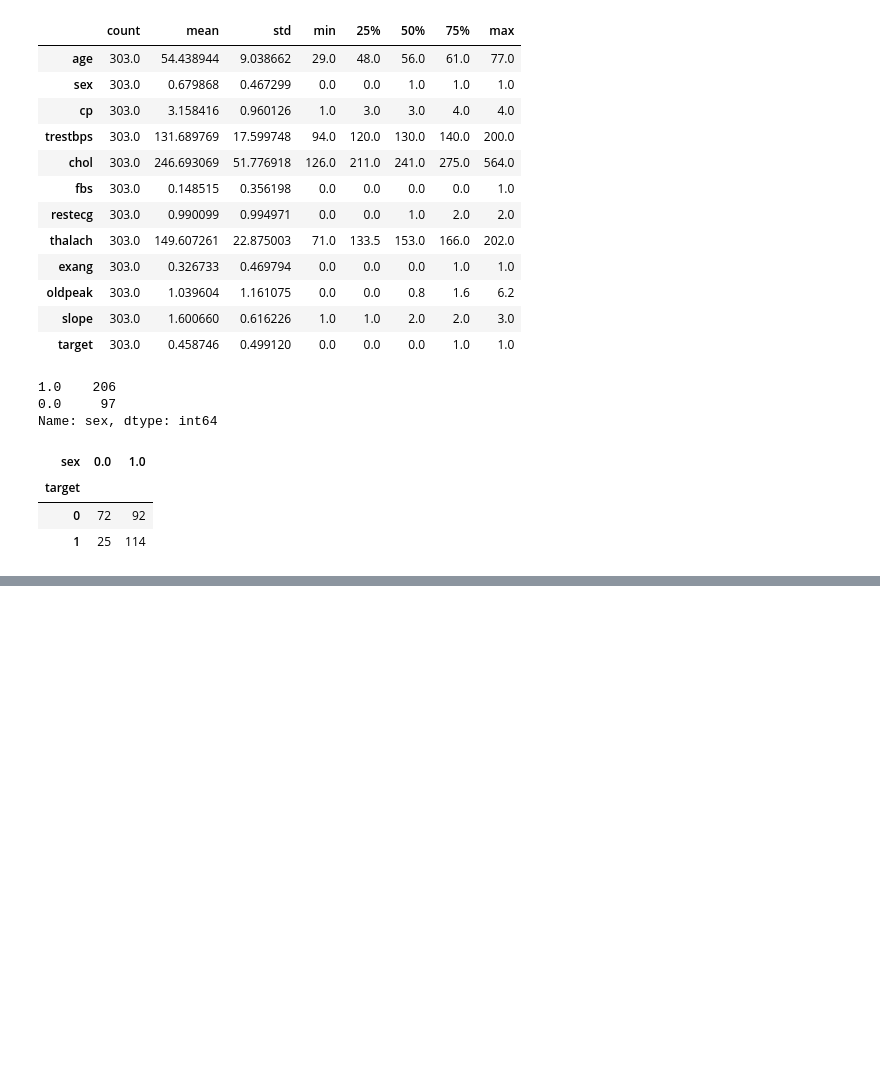
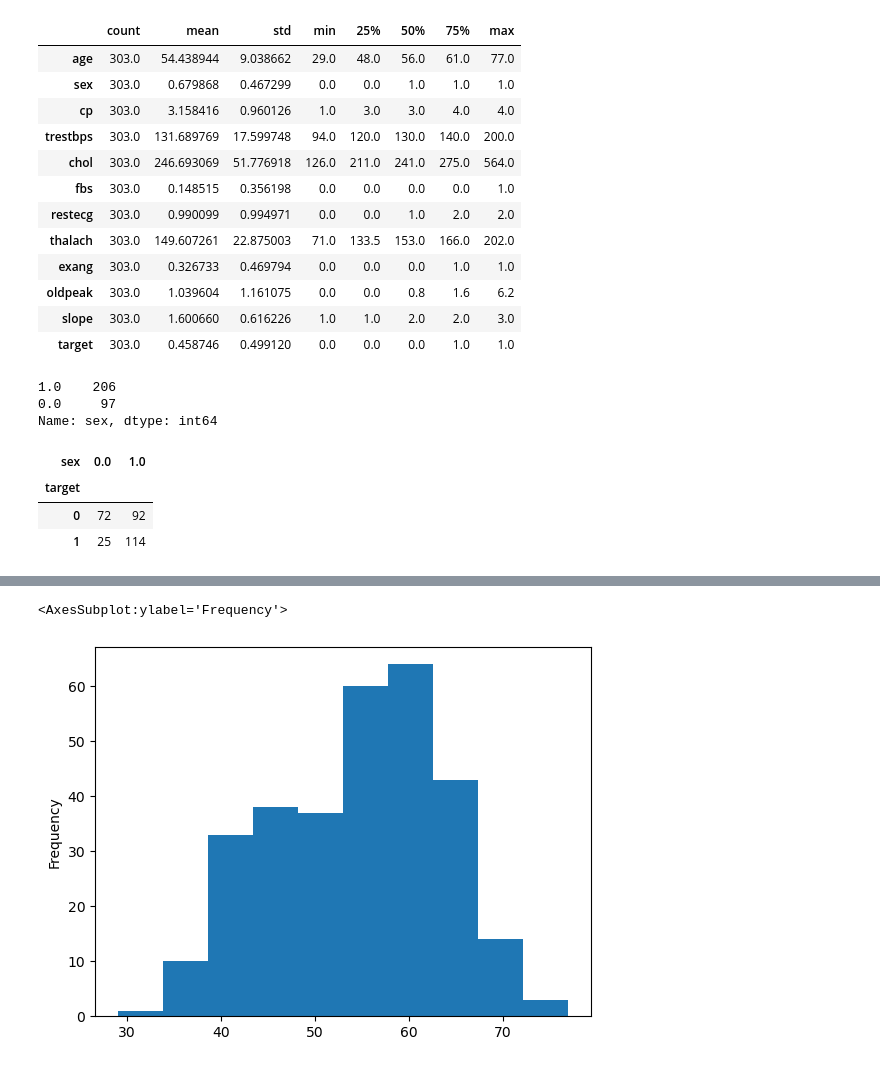
Before and after one commit to Jeyramana/mini_Projects, a Jupyter notebook: Heart_Disease_Predict/HeartDiseasePrediction.ipynb, the cells around one changed output, grey strips where cells are left out. Cells and saved outputs as stored; diff of their text form; code cells hidden in the pictures; blank space fills up the shorter version.

```diff
--- a/Heart_Disease_Predict/HeartDiseasePrediction.ipynb
+++ b/Heart_Disease_Predict/HeartDiseasePrediction.ipynb
@@ -103,0 +133,5 @@ pd.crosstab(df.target, df.sex)
+# %%
+df.age.plot.hist()
+# %% [output]
+<AxesSubplot:ylabel='Frequency'>
+[figure, added]
```
Also changed, not shown: parts of 11 cells of this notebook.
